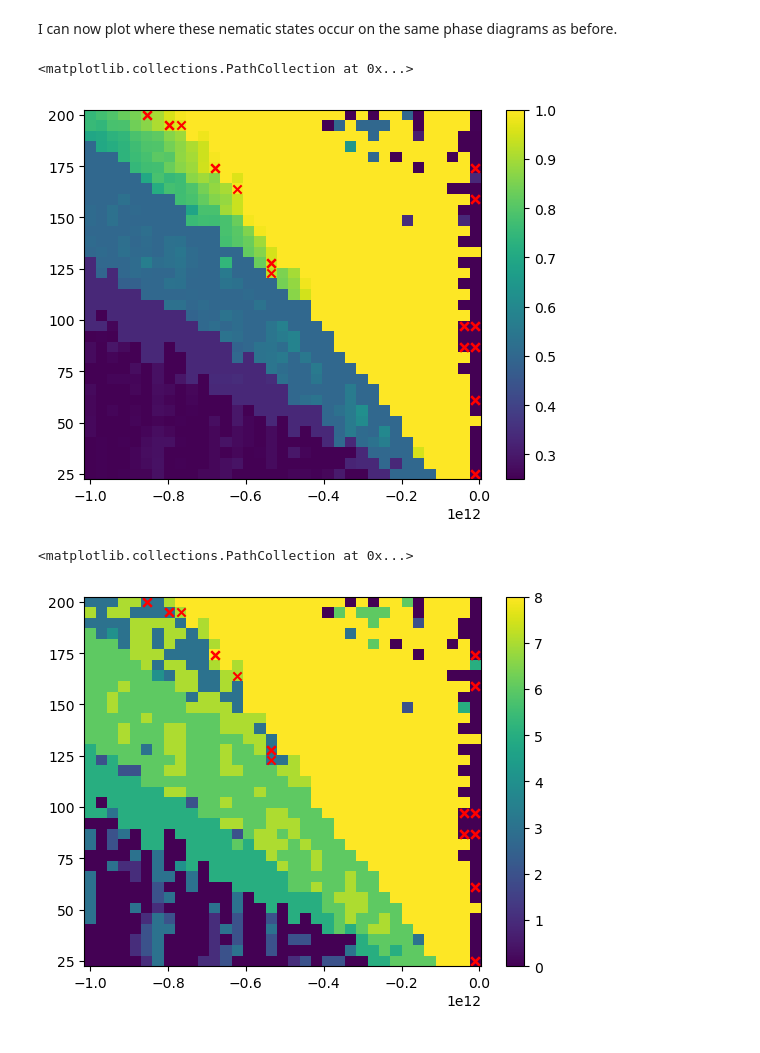
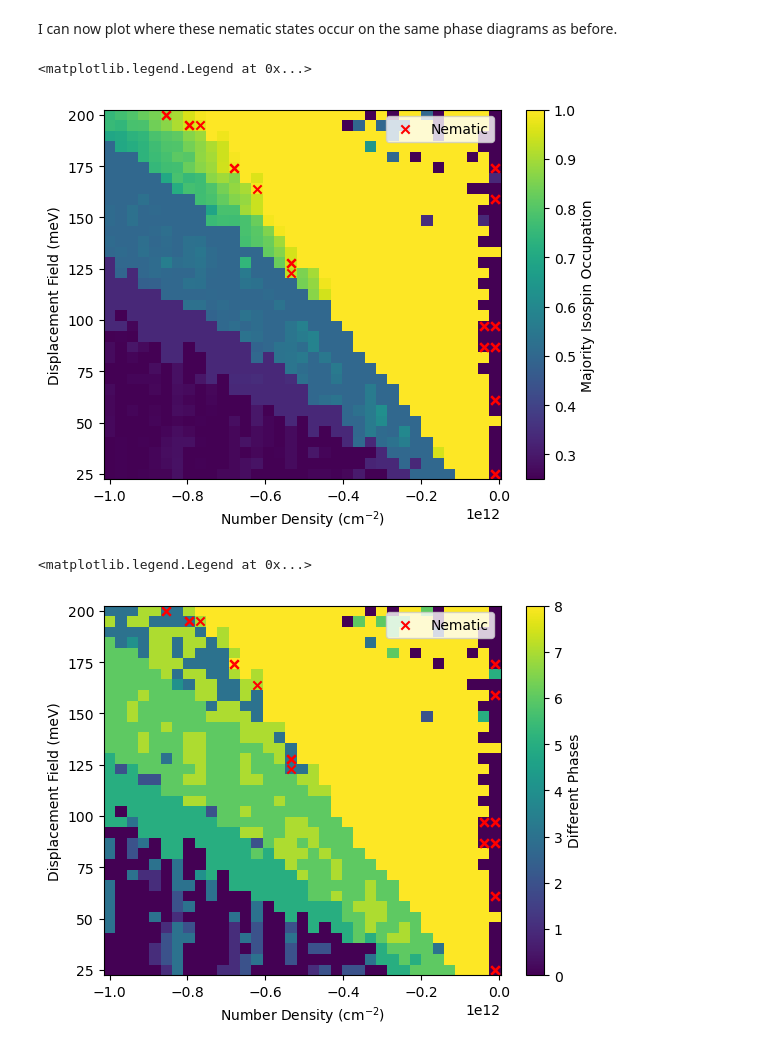
Before and after one commit to rdavidm42/BBG-Nematic-States, a Jupyter notebook: Analyzing_BBG_Order_Parameters.ipynb, the cells around one changed output. Saved outputs shown, nothing was run; the diff lists cells and outputs as text; code cells hidden in the pictures.

```diff
--- a/Analyzing_BBG_Order_Parameters.ipynb
+++ b/Analyzing_BBG_Order_Parameters.ipynb
@@ -161,14 +197,20 @@ for index in indices:
 # %% [markdown]
 I can now plot where these nematic states occur on the same phase diagrams as before.
 # %%
-plt.colorbar(plt.pcolormesh(-total_number,v,np.sort(true_occupation)[:,:,-1]))
-plt.scatter(-total_number[np.where(nem>.1)[1]],v[np.where(nem>.1)[0]],marker='x',color='red')
+plt.colorbar(plt.pcolormesh(-total_number,v,np.sort(true_occupation)[:,:,-1]),label='Majority Isospin Occupation')
+plt.xlabel(r'Number Density (cm$^{-2}$)');
+plt.ylabel(r'Displacement Field (meV)');
+plt.scatter(-total_number[np.where(nem>.1)[1]],v[np.where(nem>.1)[0]],marker='x',color='red',label='Nematic')
+plt.legend()
 # %% [output]
-<matplotlib.collections.PathCollection at 0x...>
+<matplotlib.legend.Legend at 0x...>
-[figure, old version]
+[figure, new version]
 # %%
-plt.colorbar(plt.pcolormesh(-total_number,v,labeled_states))
-plt.scatter(-total_number[np.where(nem>.1)[1]],v[np.where(nem>.1)[0]],marker='x',color='red')
+plt.colorbar(plt.pcolormesh(-total_number,v,labeled_states),label='Different Phases')
+plt.xlabel(r'Number Density (cm$^{-2}$)');
+plt.ylabel(r'Displacement Field (meV)');
+plt.scatter(-total_number[np.where(nem>.1)[1]],v[np.where(nem>.1)[0]],marker='x',color='red',label='Nematic')
+plt.legend()
 # %% [output]
-<matplotlib.collections.PathCollection at 0x...>
+<matplotlib.legend.Legend at 0x...>
-[figure, old version]
+[figure, new version]
```
Also changed, not shown: parts of 5 cells of this notebook.
